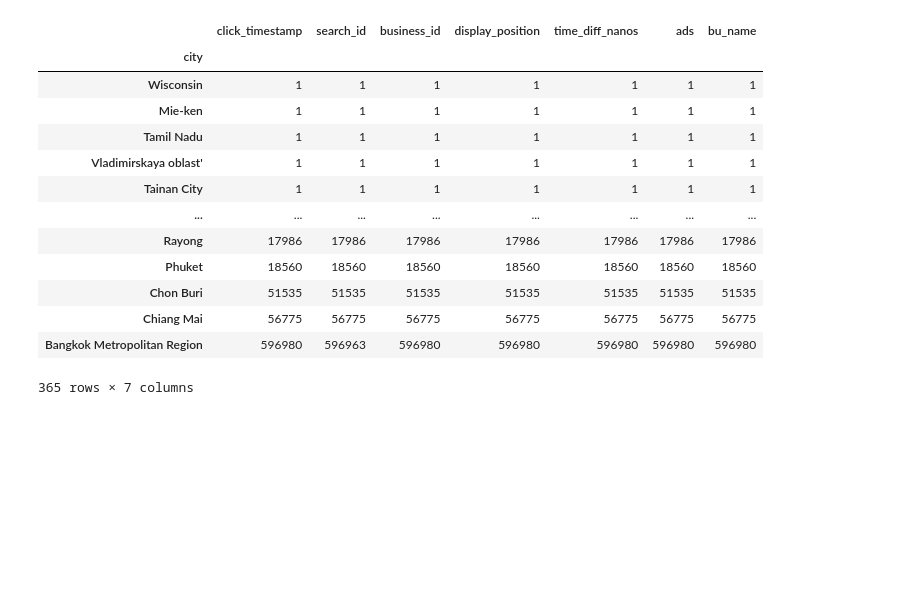
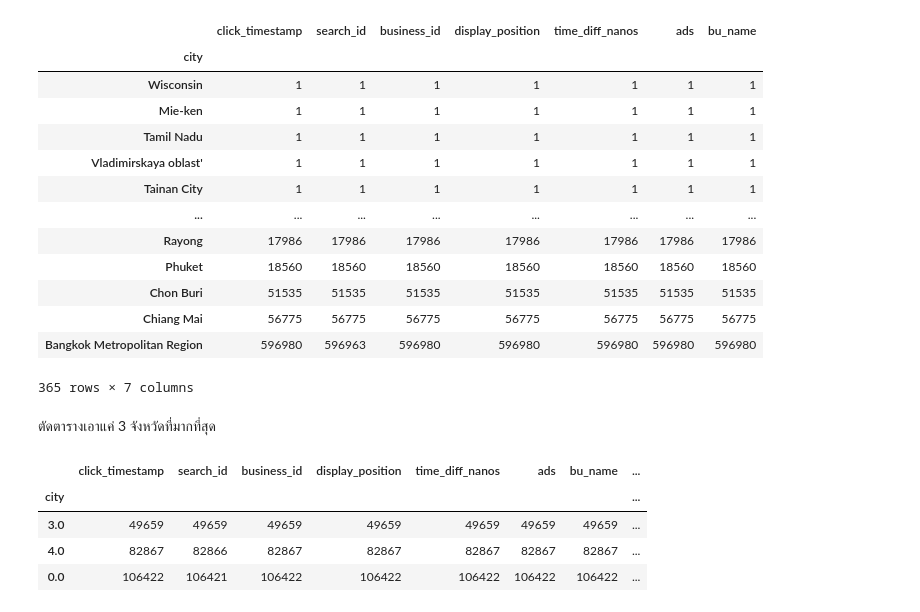
Before and after one commit to Kggzzz/KKU_data_mining, a Jupyter notebook: Pandas101.ipynb, the cells around one changed output. Saved outputs shown, nothing was run; the diff lists cells and outputs as text; code cells hidden in the pictures; blank space fills up the shorter version.

```diff
--- a/Pandas101.ipynb
+++ b/Pandas101.ipynb
@@ -799,3 +799,13 @@ search_click_df.groupby('city').count().sort_values('click_timestamp')
 | Chiang Mai | 56775 | 56775 | 56775 | 56775 | 56775 | 56775 | 56775 |
 | Bangkok Metropolitan Region | 596980 | 596963 | 596980 | 596980 | 596980 | 596980 | 596980 |
 365 rows × 7 columns
+# %% [markdown]
+ตัดตารางเอาแค่ 3 จังหวัดที่มากที่สุด
+# %%
+search_click_df.groupby('city').count().sort_values('click_timestamp').iloc[-3:,:]
+# %% [output]
+|  | click_timestamp | search_id | business_id | display_position | time_diff_nanos | ads | bu_name | ... |
+| city |  |  |  |  |  |  |  | ... |
+| 3.0 | 49659 | 49659 | 49659 | 49659 | 49659 | 49659 | 49659 | ... |
+| 4.0 | 82867 | 82866 | 82867 | 82867 | 82867 | 82867 | 82867 | ... |
+| 0.0 | 106422 | 106421 | 106422 | 106422 | 106422 | 106422 | 106422 | ... |
```
Also changed, not shown: parts of 10 cells of this notebook.
